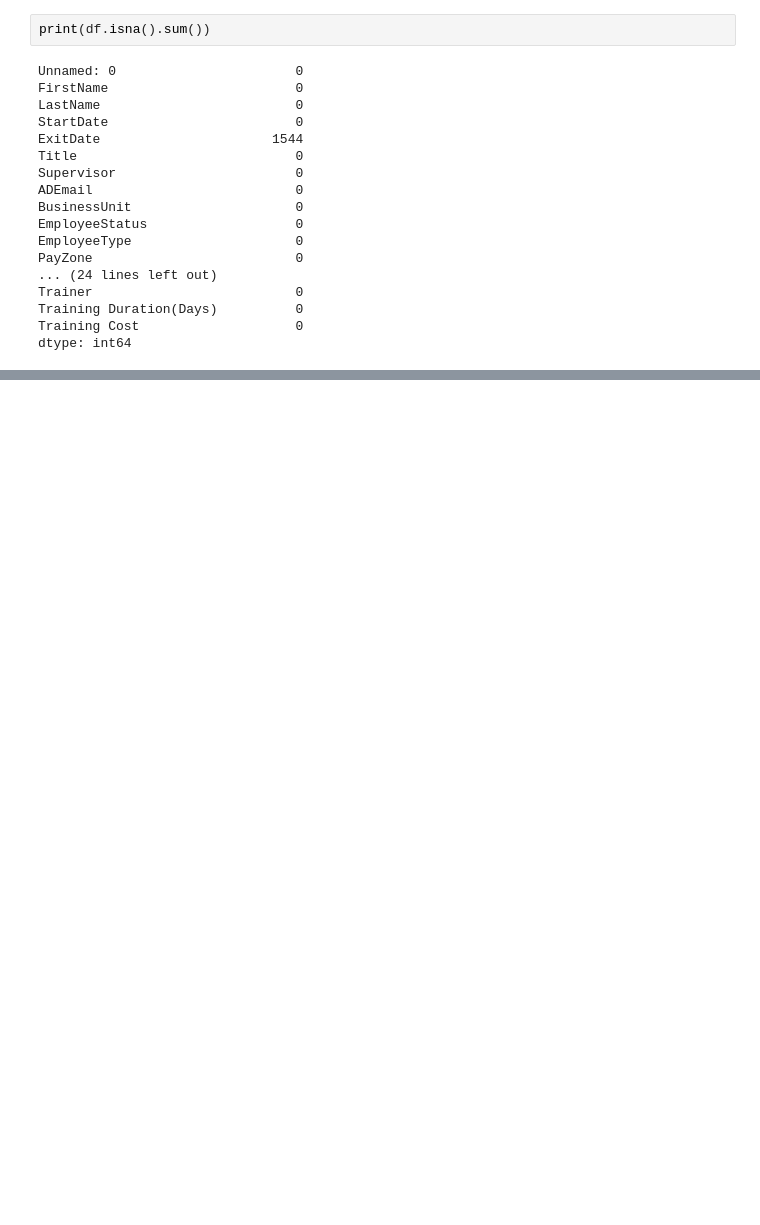
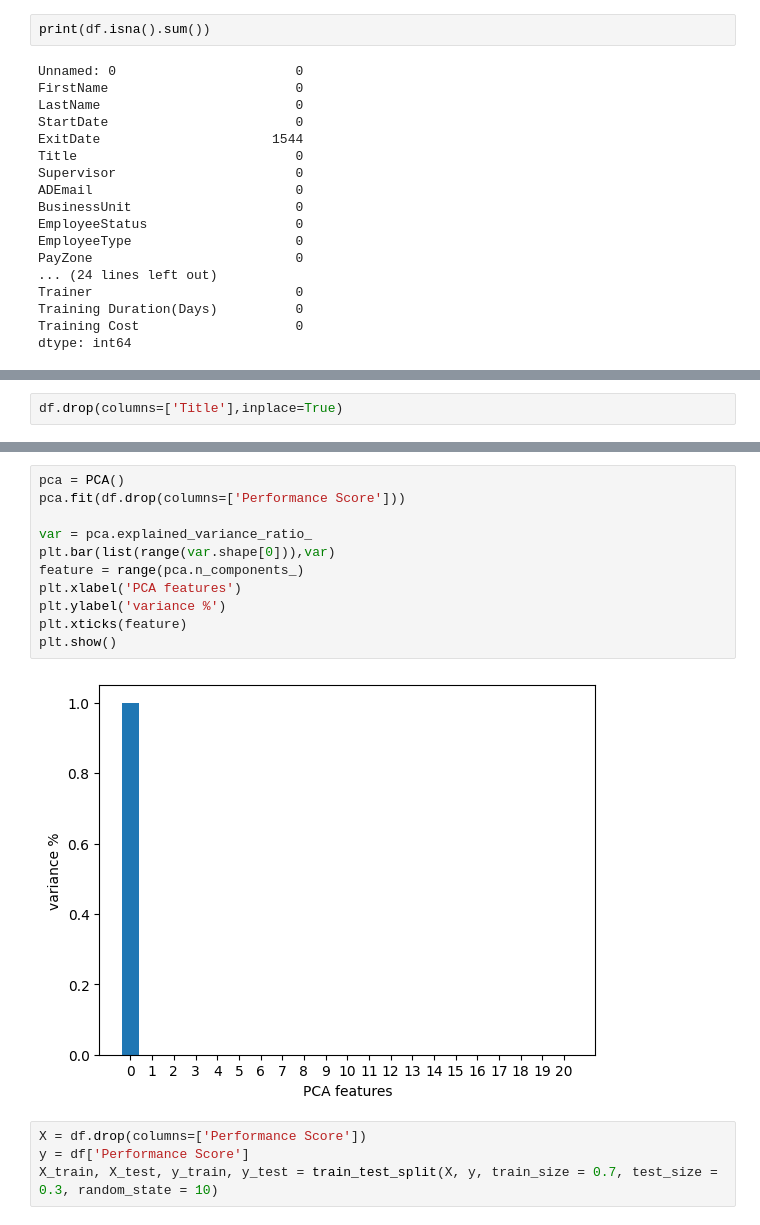
Before and after one commit to kpark11/databaseSQL, a Jupyter notebook: HR/Untitled.ipynb, the cells around one changed output, grey strips where cells are left out. Saved outputs shown, nothing was run; the diff lists cells and outputs as text; blank space fills up the shorter version.

```diff
--- a/HR/Untitled.ipynb
+++ b/HR/Untitled.ipynb
@@ -185,0 +310,2 @@ dtype: int64
+# %%
+df.drop(columns=['Title'],inplace=True)
@@ -185,0 +321,17 @@ dtype: int64
+# %%
+pca = PCA()
+pca.fit(df.drop(columns=['Performance Score']))
+
+var = pca.explained_variance_ratio_
+plt.bar(list(range(var.shape[0])),var)
+feature = range(pca.n_components_)
+plt.xlabel('PCA features')
+plt.ylabel('variance %')
+plt.xticks(feature)
+plt.show()
+# %% [output]
+[figure, added]
+# %%
+X = df.drop(columns=['Performance Score'])
+y = df['Performance Score']
+X_train, X_test, y_train, y_test = train_test_split(X, y, train_size = 0.7, test_size = 0.3, random_state = 10)
```
Also changed, not shown: parts of 25 cells of this notebook, 17 other files.
